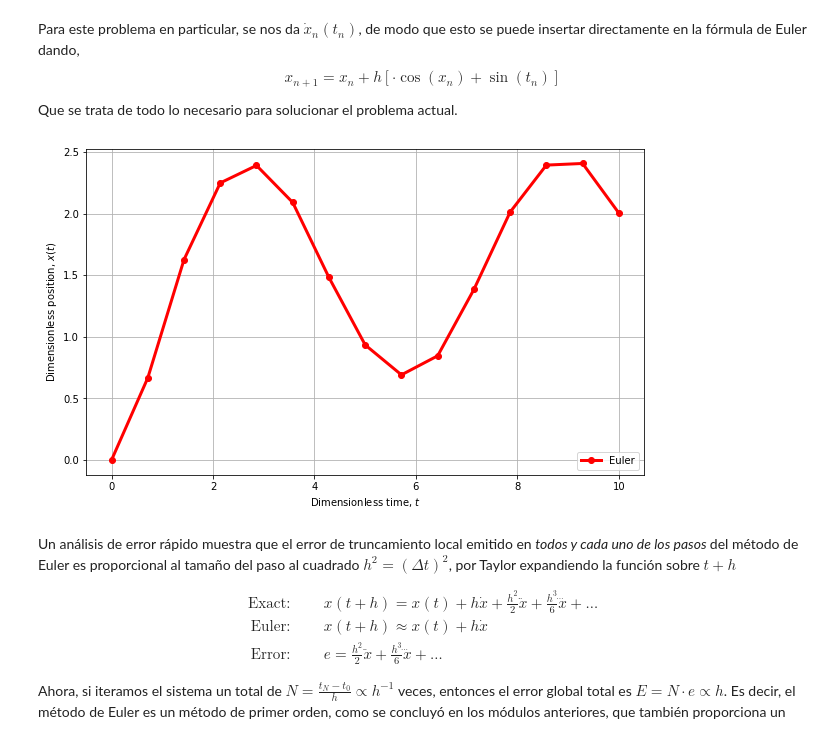
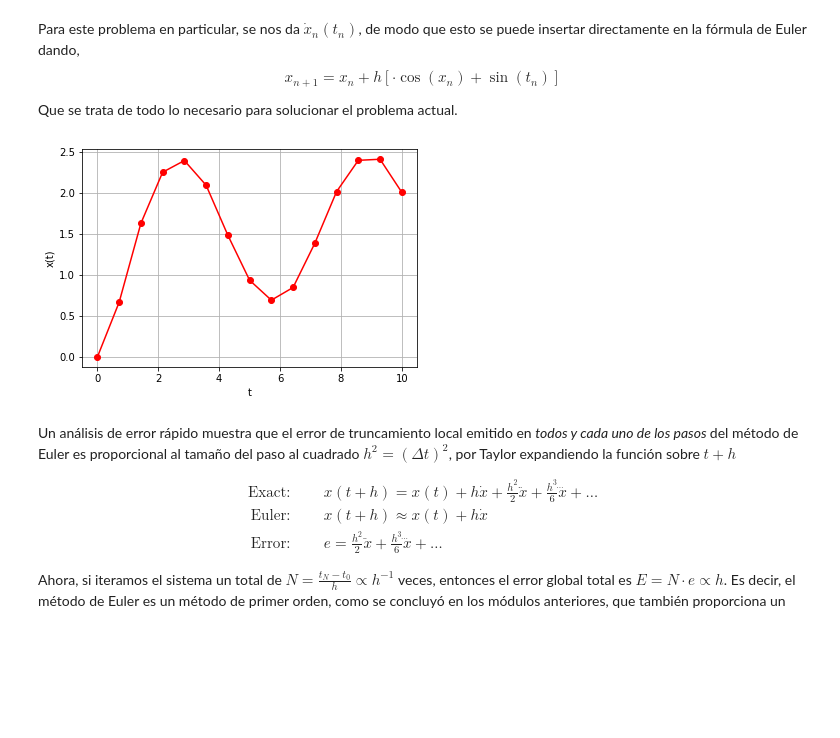
Before and after one commit to MarioBolanos/Modelado-y-Simulacion, a Jupyter notebook: Metodo_de_Runge_Kutta.ipynb, the cells around one changed output. Saved outputs shown, nothing was run; the diff lists cells and outputs as text; code cells hidden in the pictures; blank space fills up the shorter version.

```diff
--- a/Metodo_de_Runge_Kutta.ipynb
+++ b/Metodo_de_Runge_Kutta.ipynb
@@ -36,32 +36,26 @@ import time                      # Time Measure
 # %%
+# Valores de simulación
+t0=0
+tN=10
+N= 15
+t= np.linspace(t0,tN,N)
+x_Eu=np.zeros(N)
+h= (tN-t0)/N
 
-# A quick implementation of Euler's Method for solving
-# the above Initial Value Problem
+# Condicion inicial
+x_Eu[0]= 0
 
-# Try adjusting 'N' to see how the numerical solution converges
+for n in range(N-1):
+  x_Eu[n+1]=x_Eu[n]+h*(np.cos(x_Eu[n])+np.sin(t[n]))
 
-t0   = 0.0
-tN   = 10.0
-N    = 15
-t    = np.linspace(t0,tN,N)
-x_Eu = np.zeros(N) ## Euler
-h    = (tN-t0)/N
 
-# Initial condition:
-x_Eu[0] = 0
-
-for n in range(0,N-1):
-    x_Eu[n+1] = x_Eu[n] + h * (np.cos(x_Eu[n]) + np.sin(t[n]))
-
-plt.figure(figsize=(10,6))
-plt.plot(t,x_Eu,'-ro',linewidth=3.0, label=r'Euler')
-plt.ylabel(r'Dimensionless position, $x(t)$')
-plt.xlabel(r'Dimensionless time, $t$')
-plt.legend(loc=4) # 'loc' sets the location of the legend-text in the plot
+plt.plot(t,x_Eu,'-ro')
+plt.ylabel('x(t)')
+plt.xlabel('t')
 plt.grid()
 plt.show()
 # %% [output]
-[figure, old version]
+[figure, new version]
 # %% [markdown]
 Un análisis de error rápido muestra que el error de truncamiento local emitido en <i> todos y cada uno de los pasos </i> del método de Euler es proporcional al tamaño del paso al cuadrado $ h^2 = (\Delta t)^2 $, por Taylor expandiendo la función sobre $ t + h $
 
```
Also changed, not shown: parts of 4 cells of this notebook.
